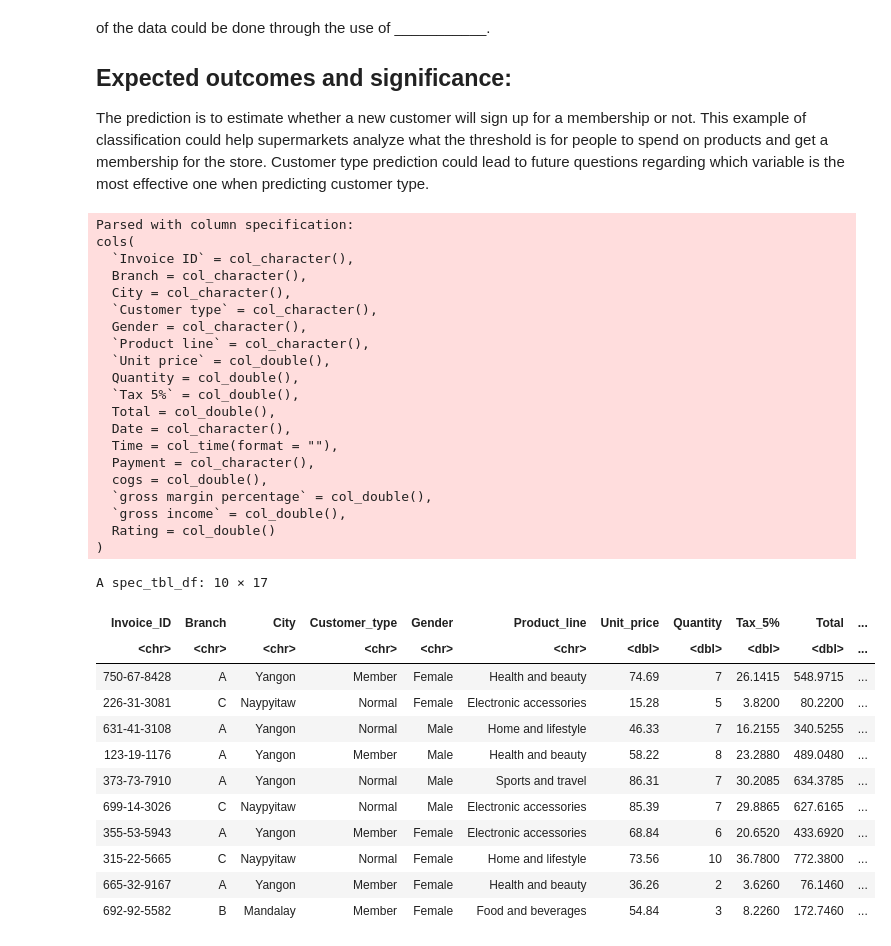
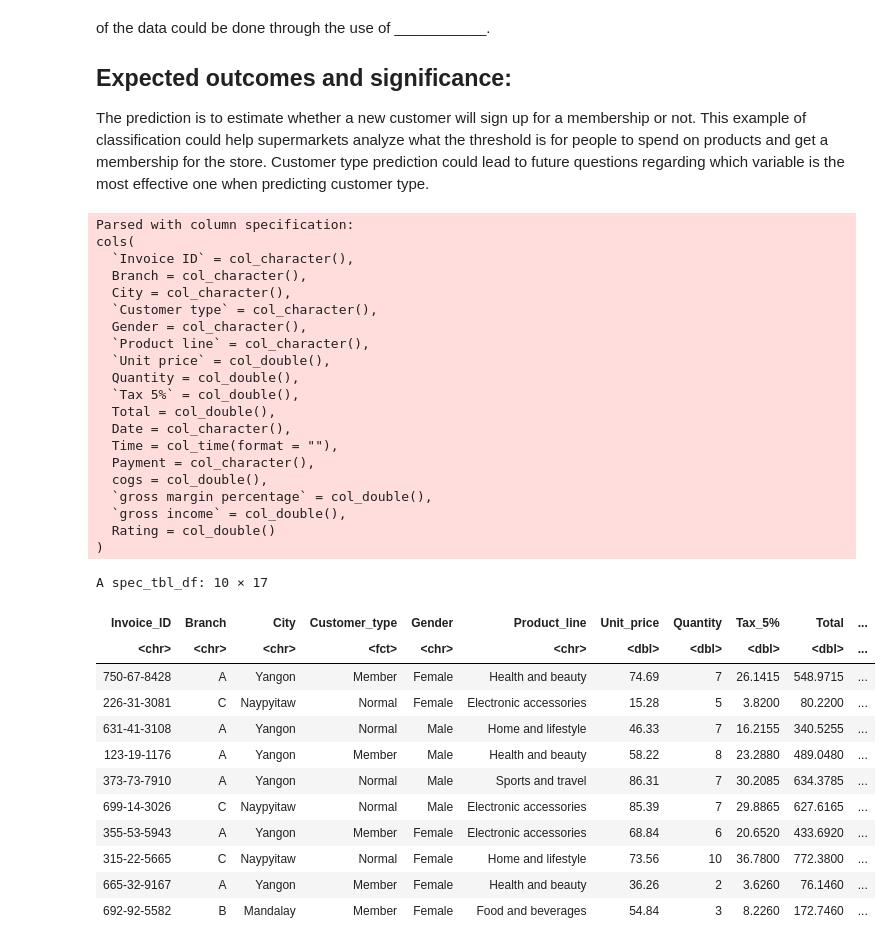
Before and after one commit to rajdhillon27/DSCI-classification-, a Jupyter notebook: DSCI trial.ipynb, the cells around one changed output. Drawn from its saved outputs; the diff is of its cells as text; code cells hidden in the pictures.

Commit message:
split the data and made a table

```diff
--- a/DSCI trial.ipynb
+++ b/DSCI trial.ipynb
@@ -18,34 +18,38 @@ To predict whether a new customer will be a store member or not will be done by
 ## Expected outcomes and significance:
 The prediction is to estimate whether a new customer will sign up for a membership or not. This example of classification could help supermarkets analyze what the threshold is for people to spend on products and get a membership for the store. Customer type prediction could lead to future questions regarding which variable is the most effective one when predicting customer type.
 # %%
-supermarket_sales <- read_csv('supermarket_sales.csv')
-    names(supermarket_sales) <- str_replace_all(names(supermarket_sales), " ", "_")
+supermarket <- read_csv('supermarket_sales.csv')
+    names(supermarket) <- str_replace_all(names(supermarket), " ", "_")
+
+supermarket_sales <- supermarket%>%
+    mutate(Customer_type = as_factor(Customer_type))
+
 supermarket_sales%>%
-slice(n = 1:10)
+    slice(n = 1:10)
 # %% [output]
 Parsed with column specification:
 cols(
   `Invoice ID` = col_character(),
   Branch = col_character(),
   City = col_character(),
   `Customer type` = col_character(),
   Gender = col_character(),
   `Product line` = col_character(),
   `Unit price` = col_double(),
   Quantity = col_double(),
   `Tax 5%` = col_double(),
   Total = col_double(),
   Date = col_character(),
   Time = col_time(format = ""),
   Payment = col_character(),
   cogs = col_double(),
   `gross margin percentage` = col_double(),
   `gross income` = col_double(),
   Rating = col_double()
 )
 A spec_tbl_df: 10 × 17
 | Invoice_ID | Branch | City | Customer_type | Gender | Product_line | Unit_price | Quantity | Tax_5% | Total | ... |
-| <chr> | <chr> | <chr> | <chr> | <chr> | <chr> | <dbl> | <dbl> | <dbl> | <dbl> | ... |
+| <chr> | <chr> | <chr> | <fct> | <chr> | <chr> | <dbl> | <dbl> | <dbl> | <dbl> | ... |
 | 750-67-8428 | A | Yangon | Member | Female | Health and beauty | 74.69 | 7 | 26.1415 | 548.9715 | ... |
 | 226-31-3081 | C | Naypyitaw | Normal | Female | Electronic accessories | 15.28 | 5 | 3.8200 | 80.2200 | ... |
 | 631-41-3108 | A | Yangon | Normal | Male | Home and lifestyle | 46.33 | 7 | 16.2155 | 340.5255 | ... |
```
Also changed, not shown: parts of 2 cells of this notebook.
